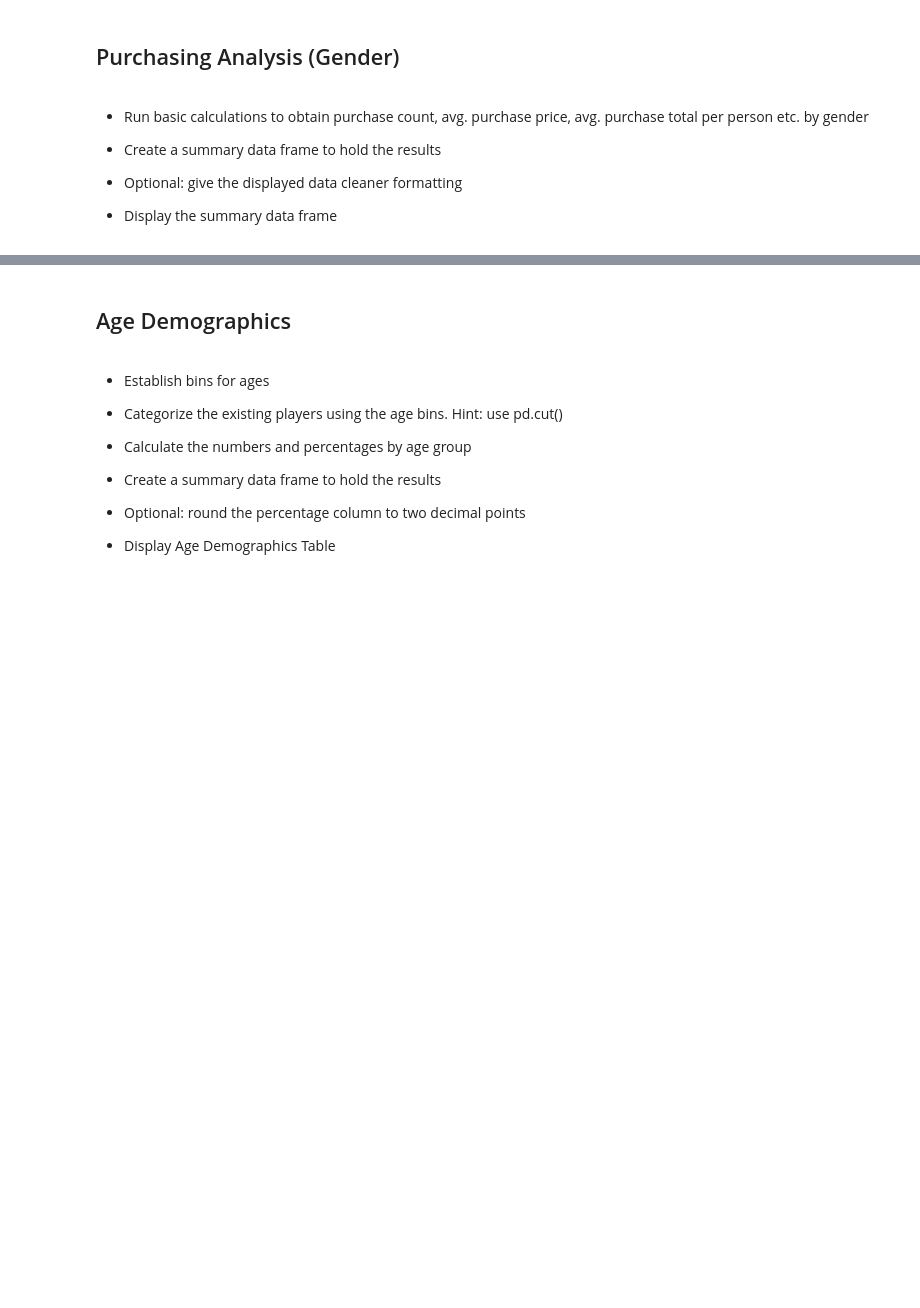
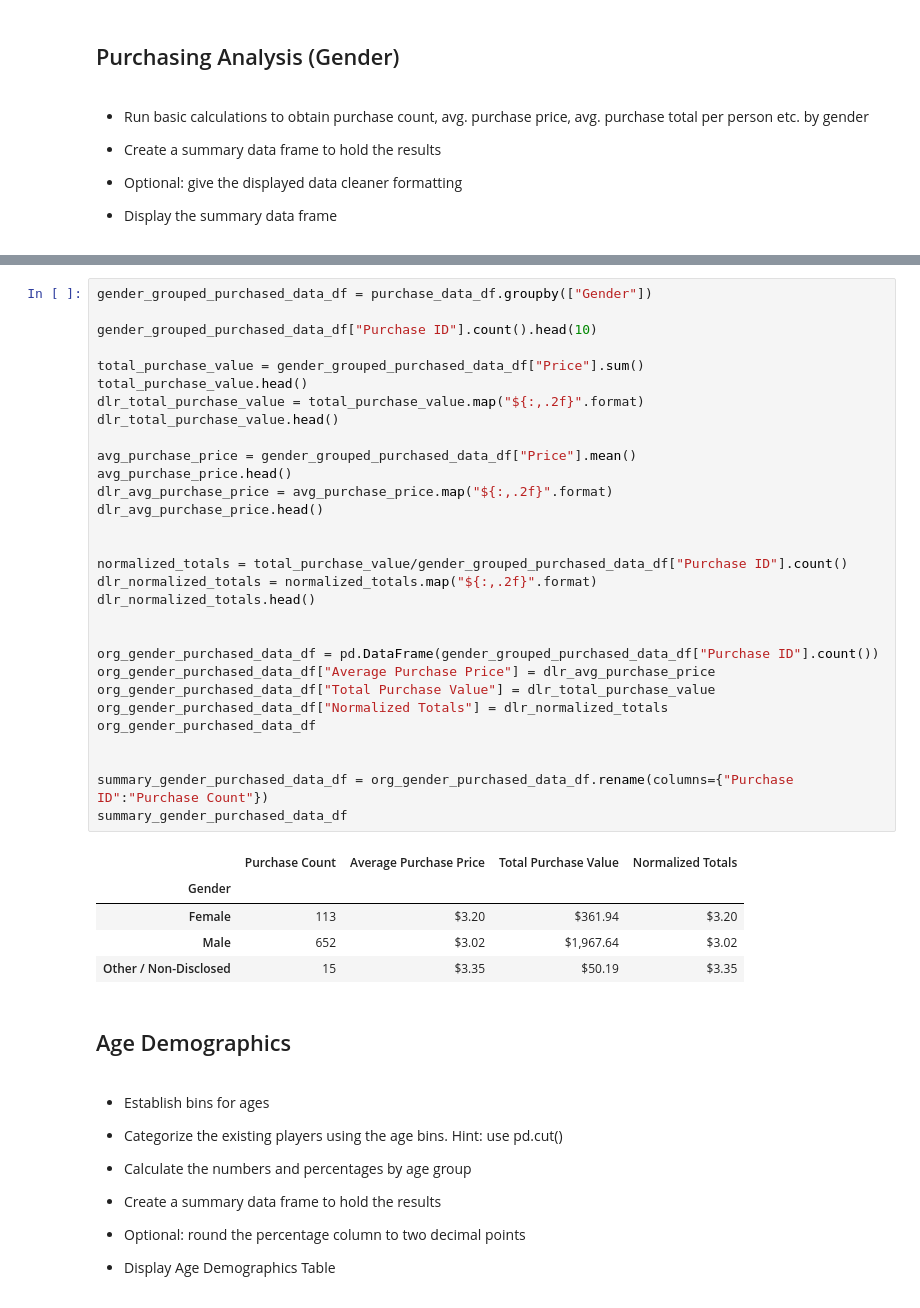
Before and after one commit to VanWagonerLauren/pandas-challenge, a Jupyter notebook: HeroesOfPymoli/HeroesOfPymoli_starter.ipynb, the cells around one changed output, grey strips where cells are left out. Saved outputs shown, nothing was run; the diff lists cells and outputs as text; blank space fills up the shorter version.

Commit message:
gender demographics

```diff
--- a/HeroesOfPymoli/HeroesOfPymoli_starter.ipynb
+++ b/HeroesOfPymoli/HeroesOfPymoli_starter.ipynb
@@ -134,3 +121,39 @@ fin_gender_demo_df
+# %%
+gender_grouped_purchased_data_df = purchase_data_df.groupby(["Gender"])
+
+gender_grouped_purchased_data_df["Purchase ID"].count().head(10)
+
+total_purchase_value = gender_grouped_purchased_data_df["Price"].sum()
+total_purchase_value.head()
+dlr_total_purchase_value = total_purchase_value.map("${:,.2f}".format)
+dlr_total_purchase_value.head()
+
+avg_purchase_price = gender_grouped_purchased_data_df["Price"].mean()
+avg_purchase_price.head()
+dlr_avg_purchase_price = avg_purchase_price.map("${:,.2f}".format)
+dlr_avg_purchase_price.head()
+
+
+normalized_totals = total_purchase_value/gender_grouped_purchased_data_df["Purchase ID"].count()
+dlr_normalized_totals = normalized_totals.map("${:,.2f}".format)
+dlr_normalized_totals.head()
+
+
+org_gender_purchased_data_df = pd.DataFrame(gender_grouped_purchased_data_df["Purchase ID"].count())
+org_gender_purchased_data_df["Average Purchase Price"] = dlr_avg_purchase_price
+org_gender_purchased_data_df["Total Purchase Value"] = dlr_total_purchase_value
+org_gender_purchased_data_df["Normalized Totals"] = dlr_normalized_totals
+org_gender_purchased_data_df
+
+
+summary_gender_purchased_data_df = org_gender_purchased_data_df.rename(columns={"Purchase ID":"Purchase Count"})
+summary_gender_purchased_data_df
+# %% [output]
+|  | Purchase Count | Average Purchase Price | Total Purchase Value | Normalized Totals |
+| Gender |  |  |  |  |
+| Female | 113 | $3.20 | $361.94 | $3.20 |
+| Male | 652 | $3.02 | $1,967.64 | $3.02 |
+| Other / Non-Disclosed | 15 | $3.35 | $50.19 | $3.35 |
 # %% [markdown]
 ## Age Demographics
 # %% [markdown]
```
Also changed, not shown: parts of 3 cells of this notebook.
